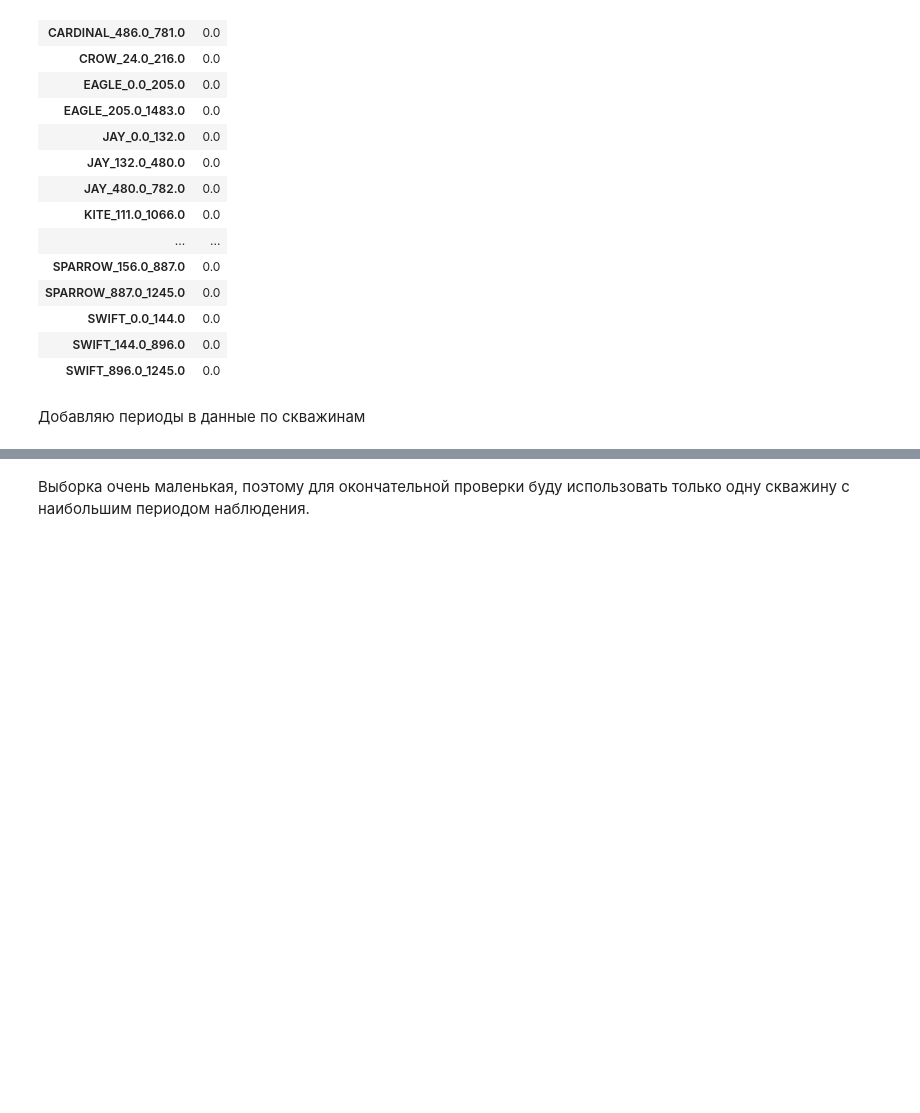
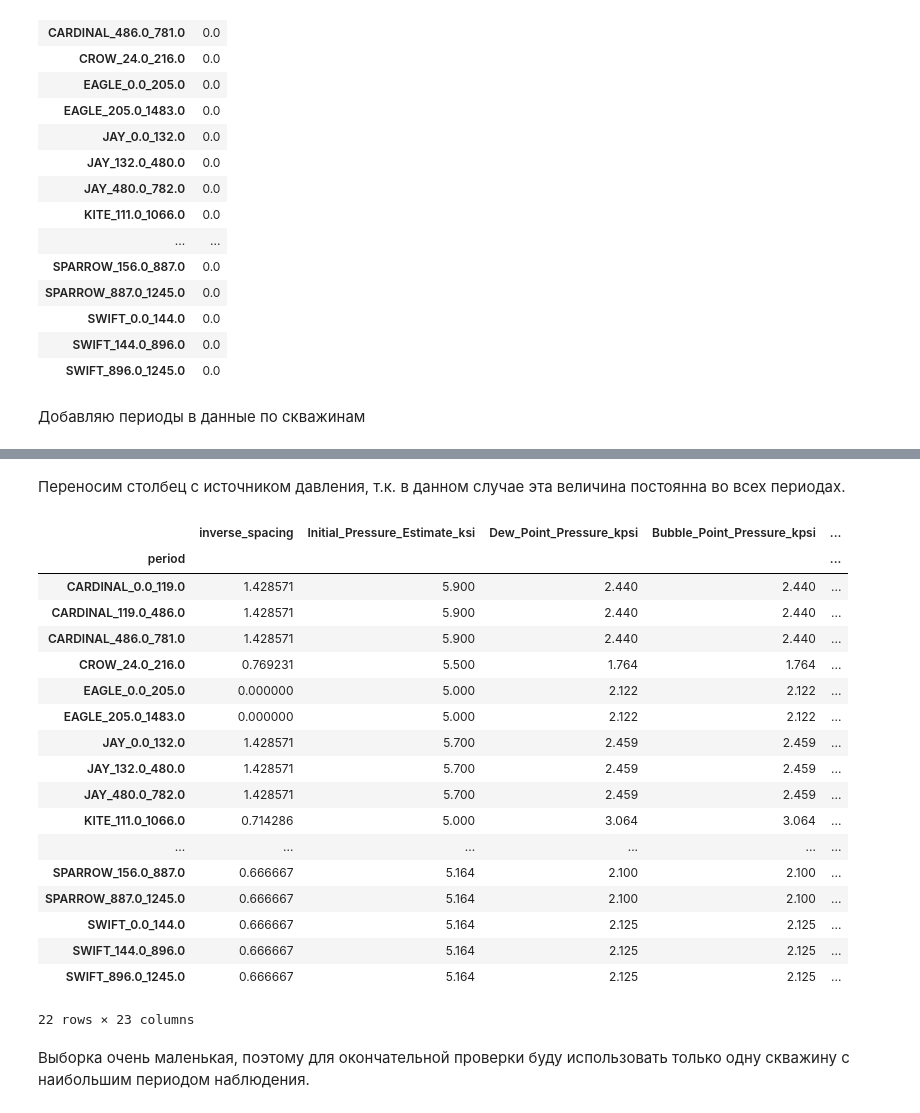
Before and after one commit to Denis-Kazakov/RTA, a Jupyter notebook: 4_Make_arrays_oil.ipynb, the cells around one changed output, grey strips where cells are left out. Cells and saved outputs as stored; diff of their text form; code cells hidden in the pictures; blank space fills up the shorter version.

```diff
--- a/4_Make_arrays_oil.ipynb
+++ b/4_Make_arrays_oil.ipynb
@@ -144,0 +147,27 @@ well_data
+# %% [markdown]
+Переносим столбец с источником давления, т.к. в данном случае эта величина постоянна во всех периодах.
+# %%
+well_data['Pressure_Source_Tubing_Pressure'] = production_data\
+    .groupby('period')\
+    .agg({'Pressure Source _Tubing Pressure': 'mean'})
+well_data
+# %% [output]
+|  | inverse_spacing | Initial_Pressure_Estimate_ksi | Dew_Point_Pressure_kpsi | Bubble_Point_Pressure_kpsi | ... |
+| period |  |  |  |  | ... |
+| CARDINAL_0.0_119.0 | 1.428571 | 5.900 | 2.440 | 2.440 | ... |
+| CARDINAL_119.0_486.0 | 1.428571 | 5.900 | 2.440 | 2.440 | ... |
+| CARDINAL_486.0_781.0 | 1.428571 | 5.900 | 2.440 | 2.440 | ... |
+| CROW_24.0_216.0 | 0.769231 | 5.500 | 1.764 | 1.764 | ... |
+| EAGLE_0.0_205.0 | 0.000000 | 5.000 | 2.122 | 2.122 | ... |
+| EAGLE_205.0_1483.0 | 0.000000 | 5.000 | 2.122 | 2.122 | ... |
+| JAY_0.0_132.0 | 1.428571 | 5.700 | 2.459 | 2.459 | ... |
+| JAY_132.0_480.0 | 1.428571 | 5.700 | 2.459 | 2.459 | ... |
+| JAY_480.0_782.0 | 1.428571 | 5.700 | 2.459 | 2.459 | ... |
+| KITE_111.0_1066.0 | 0.714286 | 5.000 | 3.064 | 3.064 | ... |
+| ... | ... | ... | ... | ... | ... |
+| SPARROW_156.0_887.0 | 0.666667 | 5.164 | 2.100 | 2.100 | ... |
+| SPARROW_887.0_1245.0 | 0.666667 | 5.164 | 2.100 | 2.100 | ... |
+| SWIFT_0.0_144.0 | 0.666667 | 5.164 | 2.125 | 2.125 | ... |
+| SWIFT_144.0_896.0 | 0.666667 | 5.164 | 2.125 | 2.125 | ... |
+| SWIFT_896.0_1245.0 | 0.666667 | 5.164 | 2.125 | 2.125 | ... |
+22 rows × 23 columns
```
Also changed, not shown: parts of 35 cells of this notebook, 2 other files.
